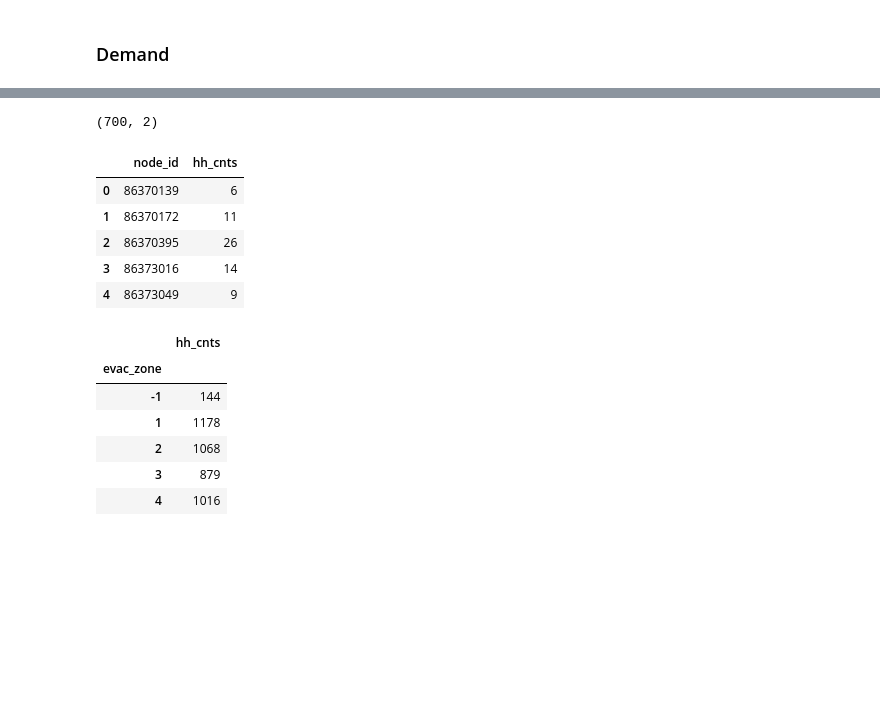
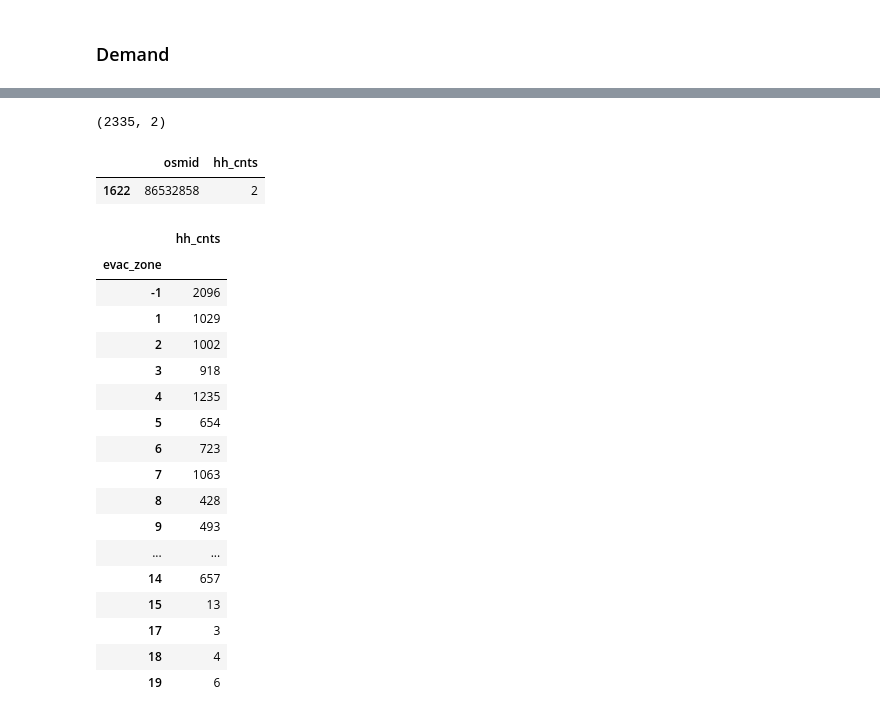
Before and after one commit to cb-cities/spatial_queue, a Jupyter notebook: projects/butte_osmnx/Butte.ipynb, the cells around one changed output, grey strips where cells are left out. Drawn from its saved outputs; the diff is of its cells as text; code cells hidden in the pictures; blank space fills up the shorter version.

```diff
--- a/projects/butte_osmnx/Butte.ipynb
+++ b/projects/butte_osmnx/Butte.ipynb
@@ -290,7 +280,8 @@ from shapely import wkt
 from shapely.geometry import Point
 # %%
 ### node file
-nodes_df = pd.read_csv('network_inputs/butte_ctm_nodes_sim.csv')
+# nodes_df = pd.read_csv('network_inputs/butte_simplified_ctm_nodes.csv')
+nodes_df = pd.read_csv('network_inputs/butte_nodes_sim.csv')
 nodes_gdf = gpd.GeoDataFrame(nodes_df, geometry=[Point(xy) for xy in zip(nodes_df.lon, nodes_df.lat)], crs='epsg:4326').to_crs('epsg:3857')
 
 ### city boundary
@@ -306,3 +297,5 @@ parcels = gpd.read_file('demand_inputs/BCAG_GIS_Request/parcel/parcel.shp').to_c
 
 ### evacuation zone
 evac_zones = gpd.read_file('demand_inputs/digitized_evacuation_zone/digitized_evacuation_zone.shp').to_crs('epsg:3857')
+evac_zones_test = evac_zones.loc[evac_zones['id']<=14].copy()
+evac_zones_test.to_crs('epsg:3857')['geometry'].unary_union.area/1e6
@@ -319,7 +308,10 @@ evac_zones_test.to_crs('epsg:3857')['geometry'].unary_union.area/1e6
 
 ### While the pre-fire population of Paradise was an estimated 26,800, according to the U.S. 2010 Census, a door-to-door survey conducted in April of this year revealed only 2,034 residents remain
 ### https://sf.curbed.com/2019/7/12/20692079/town-destroyed-by-pg-e-fire-loses-92-percent-of-its-population
-paradise_parcels = parcels.loc[(parcels['JURISDICTI']=='Paradise') & (parcels['LANDUSE'].isin(['RZ', 'RV', 'RS']))].copy()
-paradise_parcels.groupby('LANDUSE').size()
+paradise_parcels = parcels.loc[(parcels['JURISDICTI']=='Paradise') & (parcels['LANDUSE'].isin(['RZ', 'RV', 'RS']))].copy().reset_index(drop=True)
+magalia_parcels = parcels.loc[~parcels['CityStZIP'].isnull()].copy().reset_index(drop=True)
+magalia_parcels = magalia_parcels.loc[(magalia_parcels['CityStZIP'].apply(lambda x: x[0:7])=='MAGALIA') & (magalia_parcels['LANDUSE'].isin(['RZ', 'RV', 'RS']))].copy().reset_index(drop=True)
+paradise_magalia_parcels = pd.concat([paradise_parcels, magalia_parcels])
+paradise_magalia_parcels.groupby('LANDUSE').size()
 # %% [output]
 LANDUSE
@@ -330,50 +460,60 @@ dtype: int64
 # %%
-### Map residential parcels in Paradise to nodes
-paradise_parcels['centroid'] = paradise_parcels.apply(lambda x: x['geometry'].centroid, axis=1)
-paradise_parcels = paradise_parcels.set_geometry('centroid')
-paradise_parcels['c_x'] = paradise_parcels['centroid'].x
-paradise_parcels['c_y'] = paradise_parcels['centroid'].y
-nodes_xy = np.array([nodes_gdf['geometry'].x.values, nodes_gdf['geometry'].y.values]).transpose()
-nodes_osmid = nodes_gdf['osmid'].values
+# ### Map residential parcels in Paradise to nodes
+# paradise_parcels['centroid'] = paradise_parcels.apply(lambda x: x['geometry'].centroid, axis=1)
+# paradise_parcels = paradise_parcels.set_geometry('centroid')
+# paradise_parcels['c_x'] = paradise_parcels['centroid'].x
+# paradise_parcels['c_y'] = paradise_parcels['centroid'].y
+# nodes_xy = np.array([nodes_gdf['geometry'].x.values, nodes_gdf['geometry'].y.values]).transpose()
+# nodes_osmid = nodes_gdf['osmid'].values
 
-def get_closest_node(parcel_x, parcel_y):
-    return nodes_osmid[cdist([(parcel_x, parcel_y)], nodes_xy, 'euclidean').argmin()]
+# def get_closest_node(parcel_x, parcel_y):
+#     return nodes_osmid[cdist([(parcel_x, parcel_y)], nodes_xy, 'euclidean').argmin()]
 
-paradise_parcels['closest_node'] = paradise_parcels.apply(lambda x: get_closest_node(x['c_x'], x['c_y']), axis=1)
-nodes_evac_origins = paradise_parcels.groupby('closest_node').size().reset_index().rename(columns={'closest_node': 'node_id', 0: 'hh_cnts'})
+# paradise_parcels['closest_node'] = paradise_parcels.apply(lambda x: get_closest_node(x['c_x'], x['c_y']), axis=1)
+
+nodes_evac_origins = paradise_magalia_parcels.groupby('closest_node').size().reset_index().rename(columns={'closest_node': 'osmid', 0: 'hh_cnts'})
 print(nodes_evac_origins.shape)
-nodes_evac_origins.head()
+# nodes_evac_origins.head()
+display(nodes_evac_origins[nodes_evac_origins['osmid']==86532858])
 # %% [output]
-(700, 2)
+(2335, 2)
-|  | node_id | hh_cnts |
-| 0 | 86370139 | 6 |
-| 1 | 86370172 | 11 |
-| 2 | 86370395 | 26 |
-| 3 | 86373016 | 14 |
-| 4 | 86373049 | 9 |
+|  | osmid | hh_cnts |
+| 1622 | 86532858 | 2 |
 # %%
 ### assign an evacuation zone to each evacuation origin
-nodes_evac_origins_gdf = nodes_gdf.merge(nodes_evac_origins, how='right', right_on='node_id', left_on='osmid')
+nodes_evac_origins_gdf = nodes_gdf.merge(nodes_evac_origins, how='right', on='osmid')
 nodes_evac_origins_sindex = nodes_evac_origins_gdf.sindex
 nodes_evac_origins_gdf['evac_zone'] = -1
 
 for zone in evac_zones.itertuples():
     zone_id = getattr(zone, 'id')
-    zone_geom = getattr(zone, 'geometry')
+    zone_geom = getattr(zone, 'geometry').buffer(10) ### a small buffer to cover nodes at the boundaries
     coarse_node_ids = list(nodes_evac_origins_sindex.intersection(zone_geom.bounds))
     coarse_nodes = nodes_evac_origins_gdf.iloc[coarse_node_ids]
     precise_nodes = coarse_nodes[coarse_nodes.intersects(zone_geom)]
     nodes_evac_origins_gdf['evac_zone'] = np.where(nodes_evac_origins_gdf['osmid'].isin(
         precise_nodes['osmid']), zone_id, nodes_evac_origins_gdf['evac_zone'])
-nodes_evac_origins_gdf.groupby('evac_zone').agg({'hh_cnts': np.sum}).head()
+# nodes_evac_origins_gdf.to_csv('network_inputs/butte_simplified_ctm_nodes_labeled.csv', index=False)
+nodes_evac_origins_gdf.groupby('evac_zone').agg({'hh_cnts': np.sum})
 # %% [output]
 |  | hh_cnts |
 | evac_zone |  |
-| -1 | 144 |
-| 1 | 1178 |
-| 2 | 1068 |
-| 3 | 879 |
-| 4 | 1016 |
+| -1 | 2096 |
+| 1 | 1029 |
+| 2 | 1002 |
+| 3 | 918 |
+| 4 | 1235 |
+| 5 | 654 |
+| 6 | 723 |
+| 7 | 1063 |
+| 8 | 428 |
+| 9 | 493 |
+| ... | ... |
+| 14 | 657 |
+| 15 | 13 |
+| 17 | 3 |
+| 18 | 4 |
+| 19 | 6 |
 # %%
 ### assume 100% of evacuee
 evac_pct = 1
```
Also changed, not shown: parts of 18 cells of this notebook, 2 other files.
